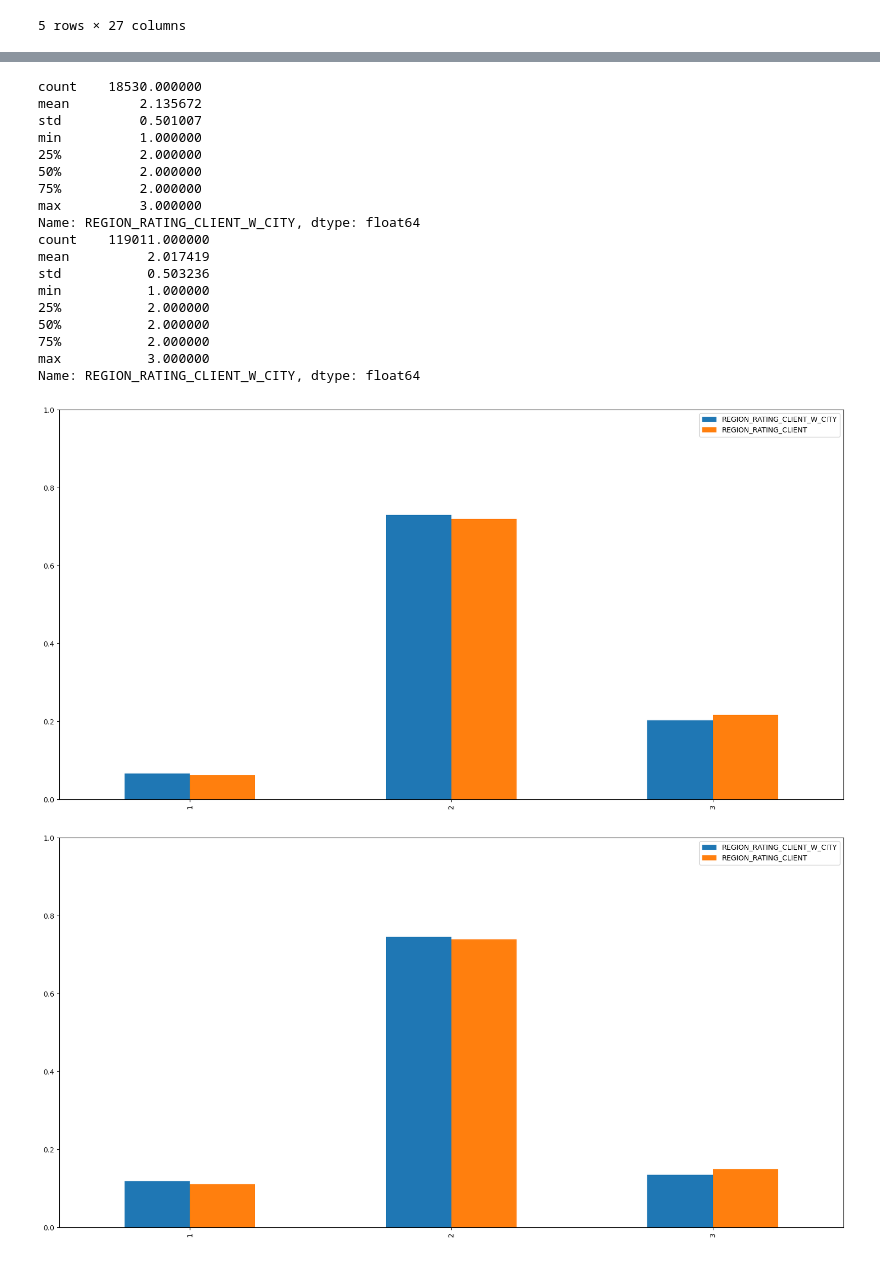
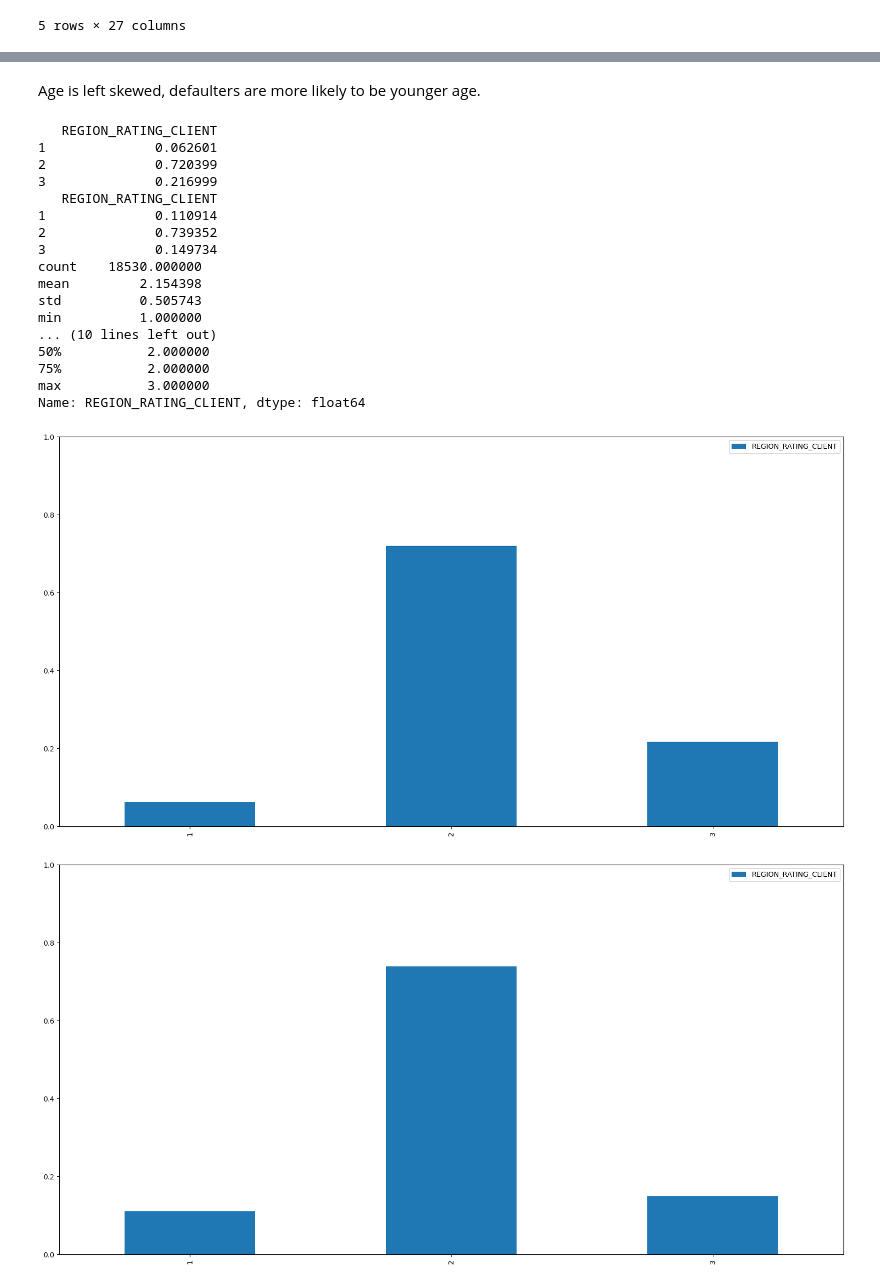
Before and after one commit to rwoodill/credit-card-defaulter-analysis, a Jupyter notebook: main zhao.ipynb, the cells around one changed output, grey strips where cells are left out. Drawn from its saved outputs; the diff is of its cells as text; code cells hidden in the pictures.

Commit message:
Minor tweaks with region rating part

```diff
--- a/main zhao.ipynb
+++ b/main zhao.ipynb
@@ -122,36 +167,37 @@ ValueError: No objects to concatenate
 [figure]
 [figure]
 [figure]
+# %% [markdown]
+Age is left skewed, defaulters are more likely to be younger age.
 # %%
 # Location REGION_RATING_CLIENT
-location_defaulters = pd.DataFrame(df_dfaulters["REGION_RATING_CLIENT_W_CITY"].value_counts(normalize=True).sort_index())
-location_defaulters = location_defaulters.join(pd.DataFrame(df_dfaulters["REGION_RATING_CLIENT"].value_counts(normalize=True).sort_index()))
-location_normal = pd.DataFrame(df_normal["REGION_RATING_CLIENT_W_CITY"].value_counts(normalize=True).sort_index())
-location_normal = location_normal.join(pd.DataFrame(df_normal["REGION_RATING_CLIENT"].value_counts(normalize=True).sort_index()))
+location_defaulters = pd.DataFrame(df_dfaulters["REGION_RATING_CLIENT"].value_counts(normalize=True).sort_index())
+location_normal = pd.DataFrame(df_normal["REGION_RATING_CLIENT"].value_counts(normalize=True).sort_index())
 fig2_1 = location_defaulters.plot.bar(figsize = (20,10),ylim=(0.0,1))
 plt.savefig('figures\\fig2_1.png')
 fig2_2 = location_normal.plot.bar(figsize = (20,10),ylim=(0.0,1))
 plt.savefig('figures\\fig2_2.png')
-print(df_dfaulters["REGION_RATING_CLIENT_W_CITY"].describe())
-print(df_normal["REGION_RATING_CLIENT_W_CITY"].describe())
+print(location_defaulters)
+print(location_normal)
+print(df_dfaulters["REGION_RATING_CLIENT"].describe())
+print(df_normal["REGION_RATING_CLIENT"].describe())
 # %% [output]
+   REGION_RATING_CLIENT
+1              0.062601
+2              0.720399
+3              0.216999
+   REGION_RATING_CLIENT
+1              0.110914
+2              0.739352
+3              0.149734
 count    18530.000000
-mean         2.135672
-std          0.501007
+mean         2.154398
+std          0.505743
 min          1.000000
-25%          2.000000
-50%          2.000000
-75%          2.000000
-max          3.000000
-Name: REGION_RATING_CLIENT_W_CITY, dtype: float64
-count    119011.000000
-mean          2.017419
-std           0.503236
-min           1.000000
-25%           2.000000
+... (10 lines left out)
 50%           2.000000
 75%           2.000000
 max           3.000000
-Name: REGION_RATING_CLIENT_W_CITY, dtype: float64
+Name: REGION_RATING_CLIENT, dtype: float64
-[figure, old version]
+[figure, new version]
-[figure, old version]
+[figure, new version]
```
Also changed, not shown: parts of 3 cells of this notebook, 2 other files.
